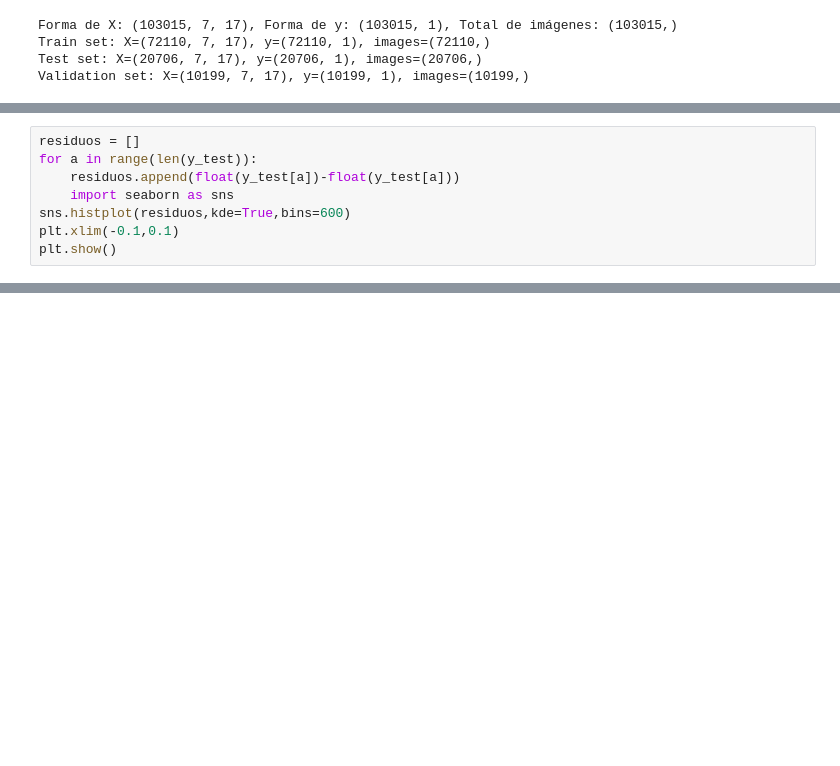
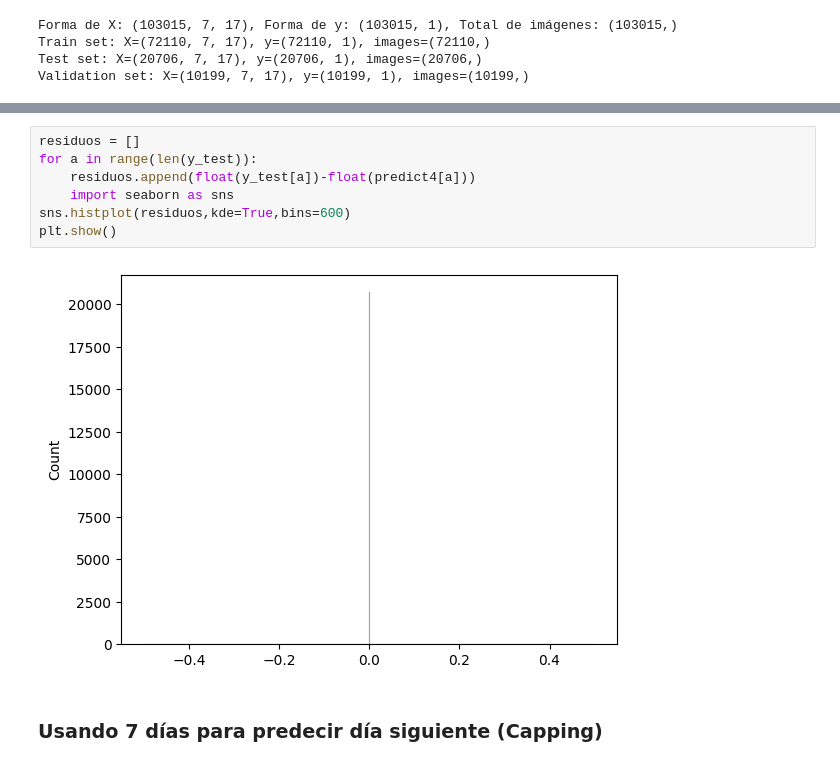
Before and after one commit to Benjaxmen/pm-prediction, a Jupyter notebook: joined_models.ipynb, the cells around one changed output, grey strips where cells are left out. Saved outputs shown, nothing was run; the diff lists cells and outputs as text; blank space fills up the shorter version.

```diff
--- a/joined_models.ipynb
+++ b/joined_models.ipynb
@@ -1123,8 +1162,0 @@ plt.show()
-# %%
-residuos = []
-for a in range(len(y_test)):
-    residuos.append(float(y_test[a])-float(y_test[a]))
-    import seaborn as sns
-sns.histplot(residuos,kde=True,bins=600)
-plt.xlim(-0.1,0.1)
-plt.show()
@@ -1130,0 +1362,11 @@ plt.show()
+# %%
+residuos = []
+for a in range(len(y_test)):
+    residuos.append(float(y_test[a])-float(predict4[a]))
+    import seaborn as sns
+sns.histplot(residuos,kde=True,bins=600)
+plt.show()
+# %% [output]
+[figure, added]
+# %% [markdown]
+### Usando 7 días para predecir día siguiente (Capping)
```
Also changed, not shown: parts of 99 cells of this notebook, 2 other files.
